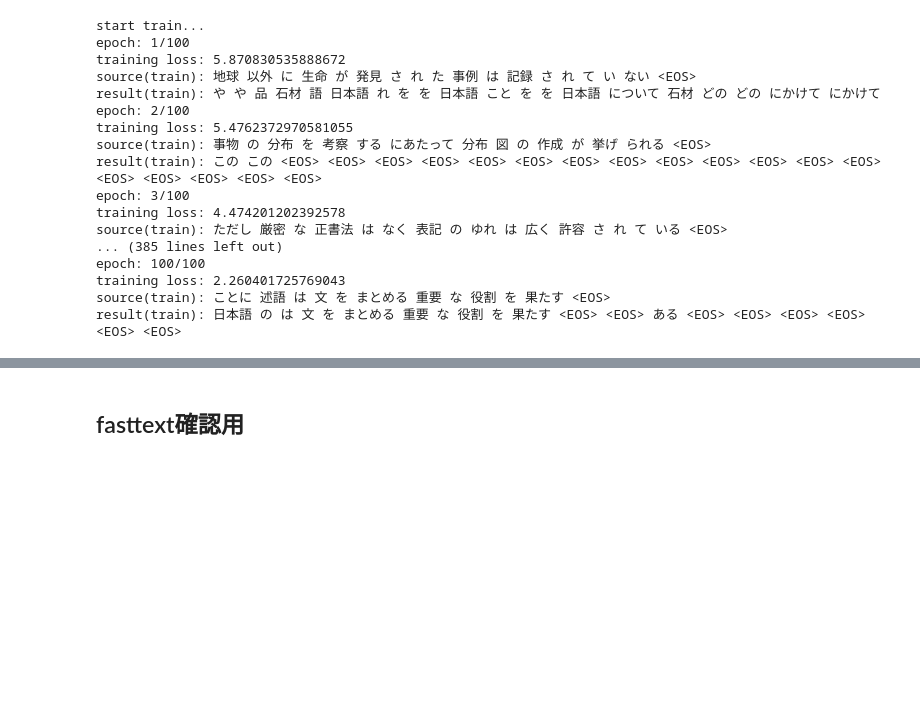
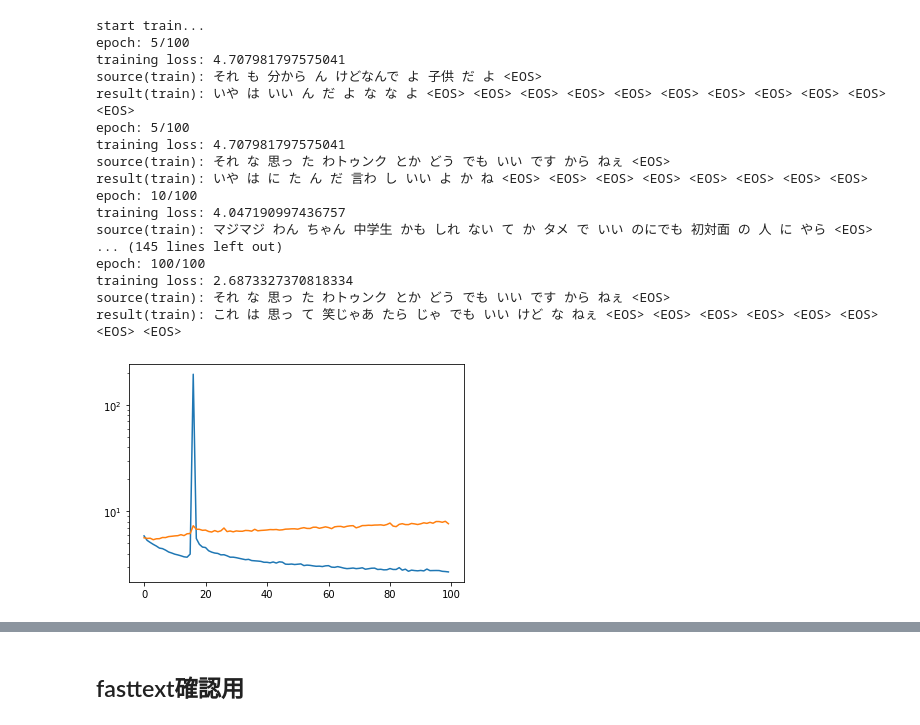
Before and after one commit to sirokome19/LSTMVAE, a Jupyter notebook: LSTMVAE.ipynb, the cells around one changed output, grey strips where cells are left out. Cells and saved outputs as stored; diff of their text form; code cells hidden in the pictures; blank space fills up the shorter version.

```diff
--- a/LSTMVAE.ipynb
+++ b/LSTMVAE.ipynb
@@ -244,25 +292,37 @@ auto_encoder=AutoEncoder(maxlen=MAX_LEN)
 auto_encoder.to(device)
 optimizer = optim.Adam(auto_encoder.parameters(), lr=ae_lr)
 history_train=[]
-history_eval=[]
+history_val=[]
 
 for epoch in range(AE_EPOCHS):
     train()
+    val()
+torch.save(auto_encoder.state_dict(), model_path["AE"])
 # %% [output]
 start train...
-epoch: 1/100
-training loss: 5.870830535888672
-source(train): 地球 以外 に 生命 が 発見 さ れ た 事例 は 記録 さ れ て い ない <EOS>
-result(train): や や 品 石材 語 日本語 れ を を 日本語 こと を を 日本語 について 石材 どの どの にかけて にかけて
-epoch: 2/100
-training loss: 5.4762372970581055
-source(train): 事物 の 分布 を 考察 する にあたって 分布 図 の 作成 が 挙げ られる <EOS>
-result(train): この この <EOS> <EOS> <EOS> <EOS> <EOS> <EOS> <EOS> <EOS> <EOS> <EOS> <EOS> <EOS> <EOS> <EOS> <EOS> <EOS> <EOS> <EOS>
-epoch: 3/100
-training loss: 4.474201202392578
-source(train): ただし 厳密 な 正書法 は なく 表記 の ゆれ は 広く 許容 さ れ て いる <EOS>
-... (385 lines left out)
+epoch: 5/100
+training loss: 4.707981797575041
+source(train): それ も 分から ん けどなんで よ 子供 だ よ <EOS>
+result(train): いや は いい ん だ よ な な よ <EOS> <EOS> <EOS> <EOS> <EOS> <EOS> <EOS> <EOS> <EOS> <EOS> <EOS>
+epoch: 5/100
+training loss: 4.707981797575041
+source(train): それ な 思っ た わトゥンク とか どう でも いい です から ねぇ <EOS>
+result(train): いや は に た ん だ 言わ し いい よ か ね <EOS> <EOS> <EOS> <EOS> <EOS> <EOS> <EOS> <EOS>
+epoch: 10/100
+training loss: 4.047190997436757
+source(train): マジマジ わん ちゃん 中学生 かも しれ ない て か タメ で いい のにでも 初対面 の 人 に やら <EOS>
+... (145 lines left out)
 epoch: 100/100
-training loss: 2.260401725769043
-source(train): ことに 述語 は 文 を まとめる 重要 な 役割 を 果たす <EOS>
-result(train): 日本語 の は 文 を まとめる 重要 な 役割 を 果たす <EOS> <EOS> ある <EOS> <EOS> <EOS> <EOS> <EOS> <EOS>
+training loss: 2.6873327370818334
+source(train): それ な 思っ た わトゥンク とか どう でも いい です から ねぇ <EOS>
+result(train): これ は 思っ て 笑じゃあ たら じゃ でも いい けど な ねぇ <EOS> <EOS> <EOS> <EOS> <EOS> <EOS> <EOS> <EOS>
+# %%
+x = [i for i in range(len(history_train))]
+fig, ax = plt.subplots()
+ax.plot(x, history_train)
+ax.plot(x, history_val)
+ax.set_yscale('log')
+# plt.legend()
+plt.show()
+# %% [output]
+[figure, added]
```
Also changed, not shown: parts of 24 cells of this notebook, 1 other file.
